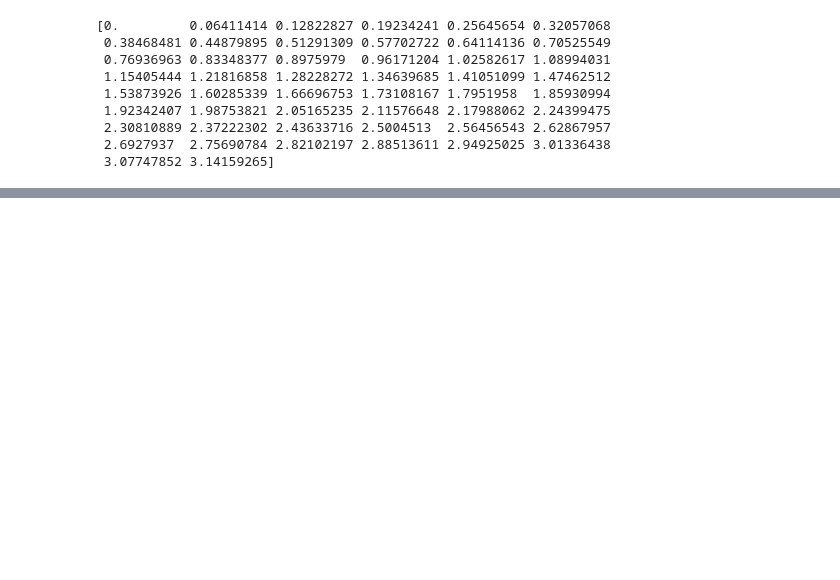
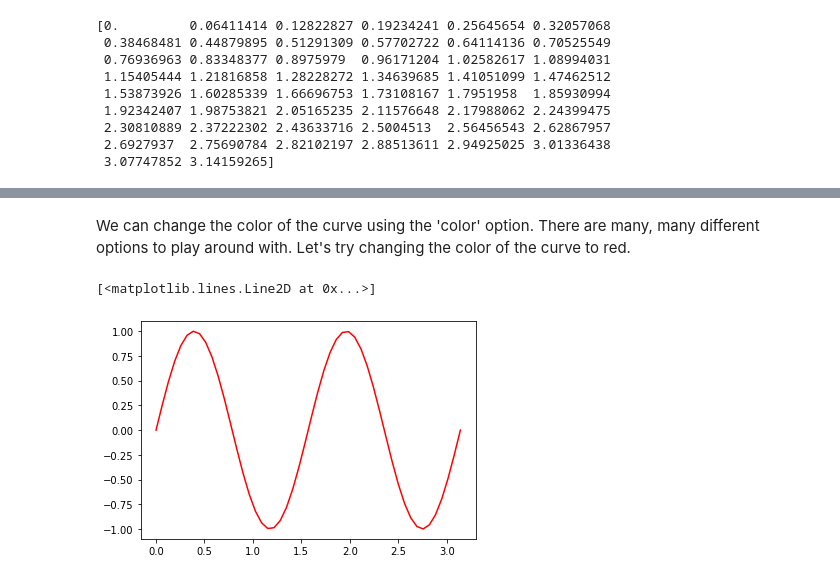
Before and after one commit to lfmartins/introduction-to-computational-mathematics, a Jupyter notebook: 09-matplotlib-intro.ipynb, the cells around one changed output, grey strips where cells are left out. Saved outputs shown, nothing was run; the diff lists cells and outputs as text; code cells hidden in the pictures; blank space fills up the shorter version.

```diff
--- a/09-matplotlib-intro.ipynb
+++ b/09-matplotlib-intro.ipynb
@@ -67,0 +76,7 @@ y=np.sin(4*x)
+# %% [markdown]
+We can change the color of the curve using the 'color' option. There are many, many different options to play around with. Let's try changing the color of the curve to red.
+# %%
+plt.plot(x,y,color='r')
+# %% [output]
+[<matplotlib.lines.Line2D at 0x...>]
+[figure, added]
```
Also changed, not shown: parts of 12 cells of this notebook.
